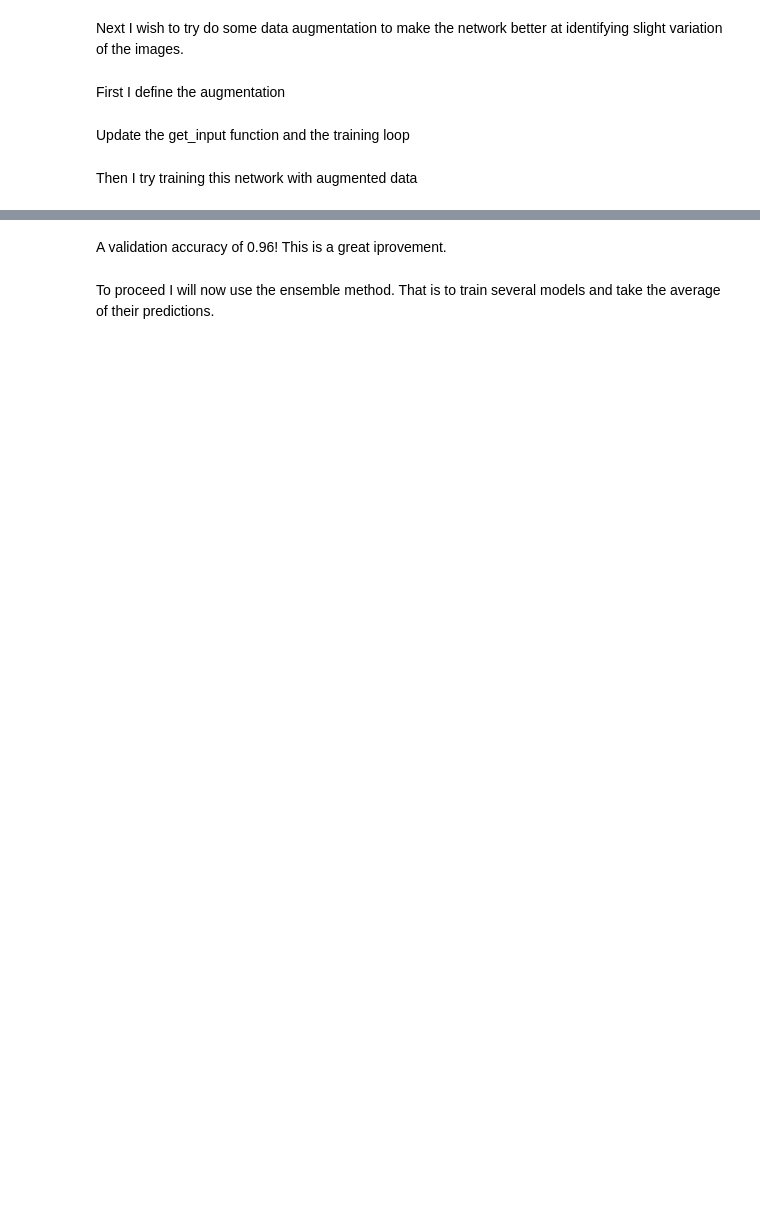
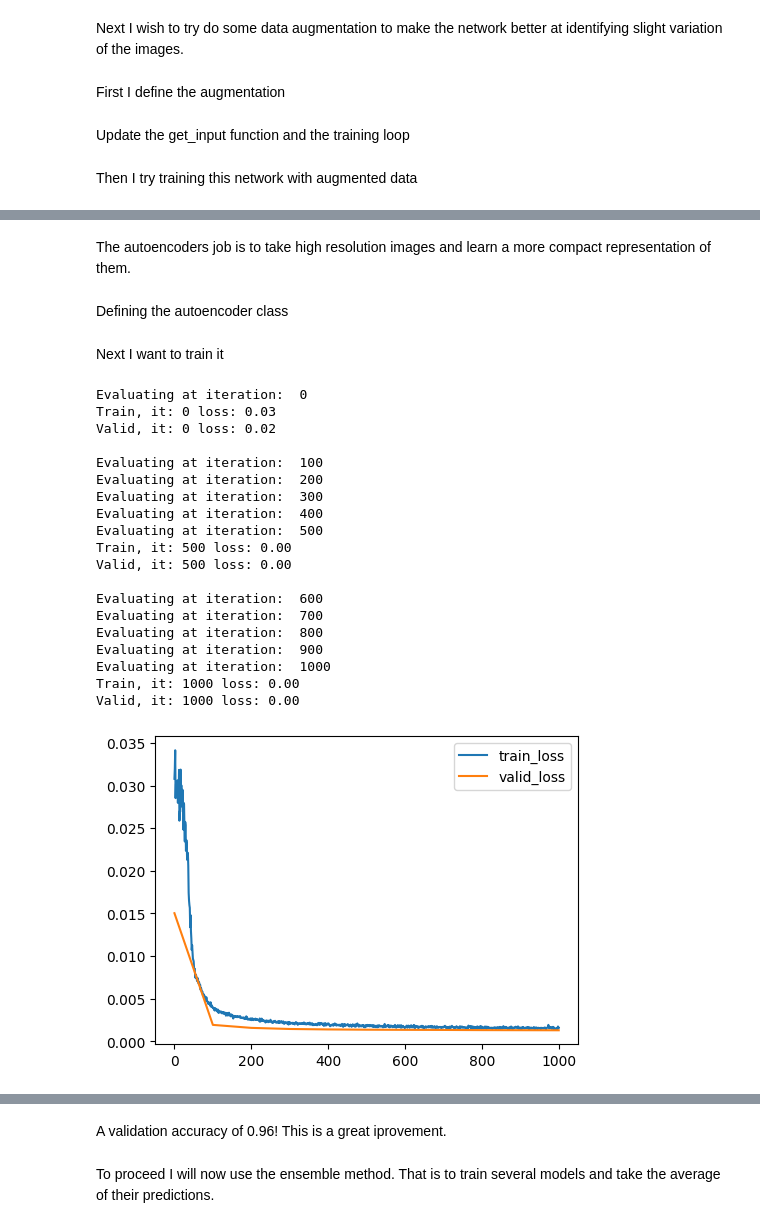
Before and after one commit to SalisMaxima/02456-deep-learning-with-PyTorch, a Jupyter notebook: 6_Mini_Project/6.1-EXE-Kaggle-Leaf-Challenge.ipynb, the cells around one changed output, grey strips where cells are left out. Saved outputs shown, nothing was run; the diff lists cells and outputs as text; code cells hidden in the pictures; blank space fills up the shorter version.

```diff
--- a/6_Mini_Project/6.1-EXE-Kaggle-Leaf-Challenge.ipynb
+++ b/6_Mini_Project/6.1-EXE-Kaggle-Leaf-Challenge.ipynb
@@ -2453,0 +2548,37 @@ Valid, it: 1000 loss: 0.41 accs: 0.94
+# %% [markdown]
+The autoencoders job is to take high resolution images and learn a more compact representation of them.
+# %% [markdown]
+Defining the autoencoder class
+# %%
+class Autoencoder(nn.Module):
+    def __init__(self):
+        super(Autoencoder, self).__init__()
+
+        # Encoder
+        self.encoder = nn.Sequential(
+            nn.Conv2d(in_channels=channels, out_channels=64, kernel_size=3, stride=2, padding=1),  # (B, 64, H/2, W/2)
+            nn.ReLU(),
+            nn.Conv2d(64, 128, kernel_size=3, stride=2, padding=1),  # (B, 128, H/4, W/4)
+            nn.ReLU(),
+            nn.Conv2d(128, 256, kernel_size=3, stride=2, padding=1),  # (B, 256, H/8, W/8)
+            nn.ReLU(),
+        )
+
+        # Decoder
+        self.decoder = nn.Sequential(
+            nn.ConvTranspose2d(256, 128, kernel_size=3, stride=2, padding=1, output_padding=1),  # (B, 128, H/4, W/4)
+            nn.ReLU(),
+            nn.ConvTranspose2d(128, 64, kernel_size=3, stride=2, padding=1, output_padding=1),  # (B, 64, H/2, W/2)
+            nn.ReLU(),
+            nn.ConvTranspose2d(64, channels, kernel_size=3, stride=2, padding=1, output_padding=1),  # (B, channels, H, W)
+            nn.Sigmoid()  # To get pixel values in the range [0, 1]
+        )
+
+    def forward(self, x):
+        # Encode input image into a latent space
+        latent = self.encoder(x)
+        # Decode latent space back into an image
+        reconstruction = self.decoder(latent)
+        return reconstruction, latent
+# %% [markdown]
+Next I want to train it
@@ -2453,0 +2669,35 @@ Valid, it: 1000 loss: 0.41 accs: 0.94
+# %%
+# Initialize the autoencoder
+autoencoder = Autoencoder()
+
+# Check if CUDA is available and move the autoencoder model to GPU
+device = torch.device("cuda" if torch.cuda.is_available() else "cpu")
+autoencoder = Autoencoder().to(device)
+
+# Define the criterion and optimizer
+criterion_ae = nn.MSELoss()
+optimizer_ae = optim.Adam(autoencoder.parameters(), lr=0.0001)
+
+# Train the autoencoder
+train_results_ae = train_autoencoder(autoencoder, data_norm, criterion_ae, optimizer_ae, batch_size, max_iter=1000, log_every=500, eval_every=100, validation_size=0.1)
+# %% [output]
+Evaluating at iteration:  0
+Train, it: 0 loss: 0.03
+Valid, it: 0 loss: 0.02
+
+Evaluating at iteration:  100
+Evaluating at iteration:  200
+Evaluating at iteration:  300
+Evaluating at iteration:  400
+Evaluating at iteration:  500
+Train, it: 500 loss: 0.00
+Valid, it: 500 loss: 0.00
+
+Evaluating at iteration:  600
+Evaluating at iteration:  700
+Evaluating at iteration:  800
+Evaluating at iteration:  900
+Evaluating at iteration:  1000
+Train, it: 1000 loss: 0.00
+Valid, it: 1000 loss: 0.00
+[figure, added]
```
Also changed, not shown: parts of 64 cells of this notebook, 2 other files.
